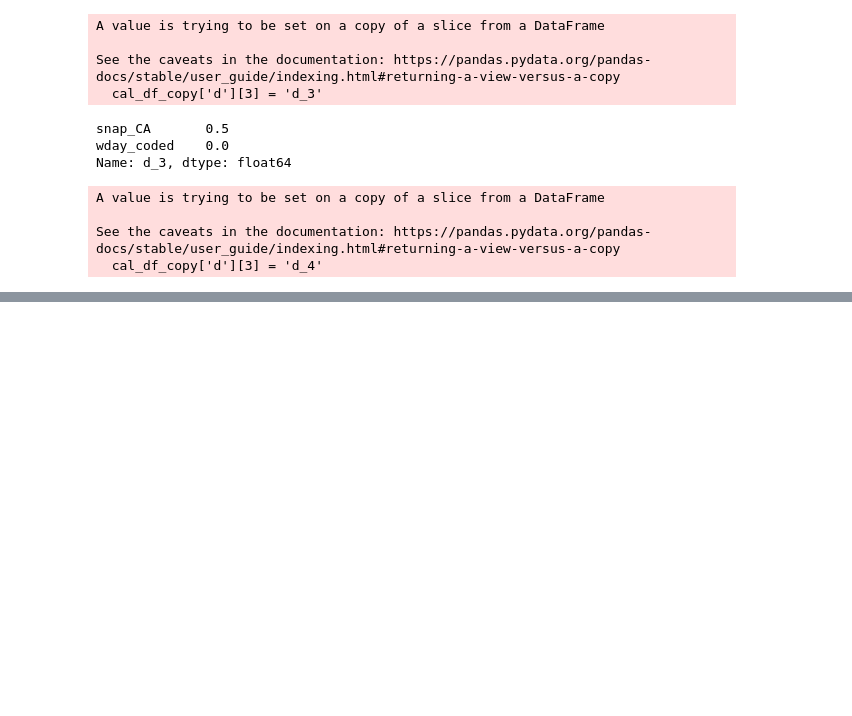
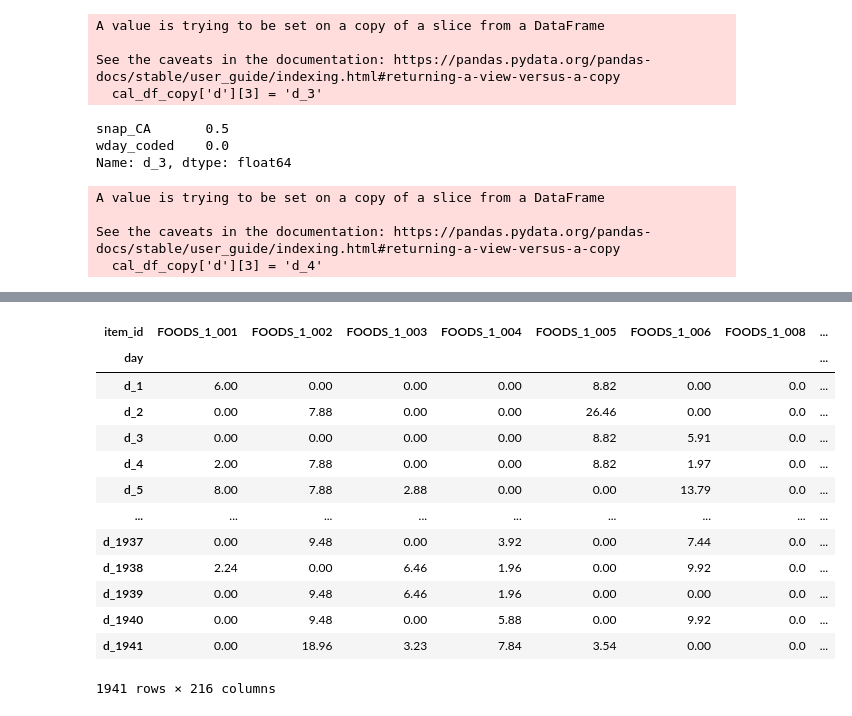
Before and after one commit to krishnans14/Joinhowdy_projects, a Jupyter notebook: M5_Competition_EDA.ipynb, the cells around one changed output, grey strips where cells are left out. Cells and saved outputs as stored; diff of their text form; code cells hidden in the pictures; blank space fills up the shorter version.

```diff
--- a/M5_Competition_EDA.ipynb
+++ b/M5_Competition_EDA.ipynb
@@ -1135,0 +1216,19 @@ Update: 28 Jan 2021
+# %%
+selling_prices_foods_1 = revenue_CA_1[revenue_CA_1['category'] == 'FOODS_1'].drop(columns='category').transpose()
+# %%
+selling_prices_foods_1
+# %% [output]
+| item_id | FOODS_1_001 | FOODS_1_002 | FOODS_1_003 | FOODS_1_004 | FOODS_1_005 | FOODS_1_006 | FOODS_1_008 | ... |
+| day |  |  |  |  |  |  |  | ... |
+| d_1 | 6.00 | 0.00 | 0.00 | 0.00 | 8.82 | 0.00 | 0.0 | ... |
+| d_2 | 0.00 | 7.88 | 0.00 | 0.00 | 26.46 | 0.00 | 0.0 | ... |
+| d_3 | 0.00 | 0.00 | 0.00 | 0.00 | 8.82 | 5.91 | 0.0 | ... |
+| d_4 | 2.00 | 7.88 | 0.00 | 0.00 | 8.82 | 1.97 | 0.0 | ... |
+| d_5 | 8.00 | 7.88 | 2.88 | 0.00 | 0.00 | 13.79 | 0.0 | ... |
+| ... | ... | ... | ... | ... | ... | ... | ... | ... |
+| d_1937 | 0.00 | 9.48 | 0.00 | 3.92 | 0.00 | 7.44 | 0.0 | ... |
+| d_1938 | 2.24 | 0.00 | 6.46 | 1.96 | 0.00 | 9.92 | 0.0 | ... |
+| d_1939 | 0.00 | 9.48 | 6.46 | 1.96 | 0.00 | 0.00 | 0.0 | ... |
+| d_1940 | 0.00 | 9.48 | 0.00 | 5.88 | 0.00 | 9.92 | 0.0 | ... |
+| d_1941 | 0.00 | 18.96 | 3.23 | 7.84 | 3.54 | 0.00 | 0.0 | ... |
+1941 rows × 216 columns
```
Also changed, not shown: parts of 24 cells of this notebook.
